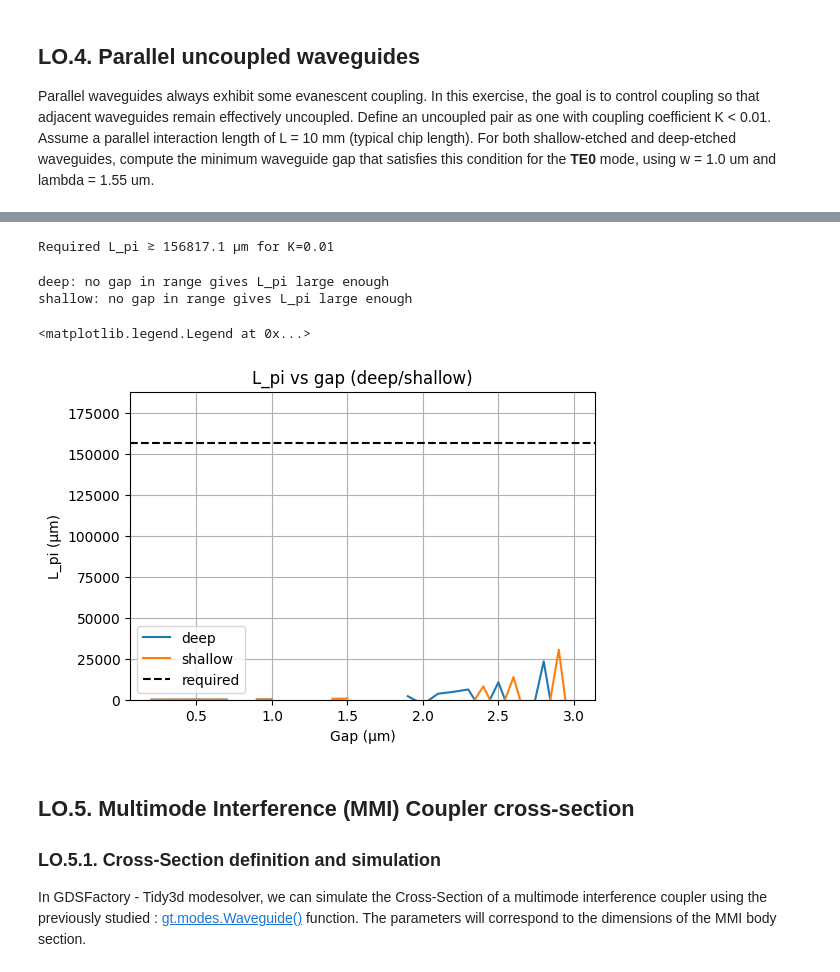
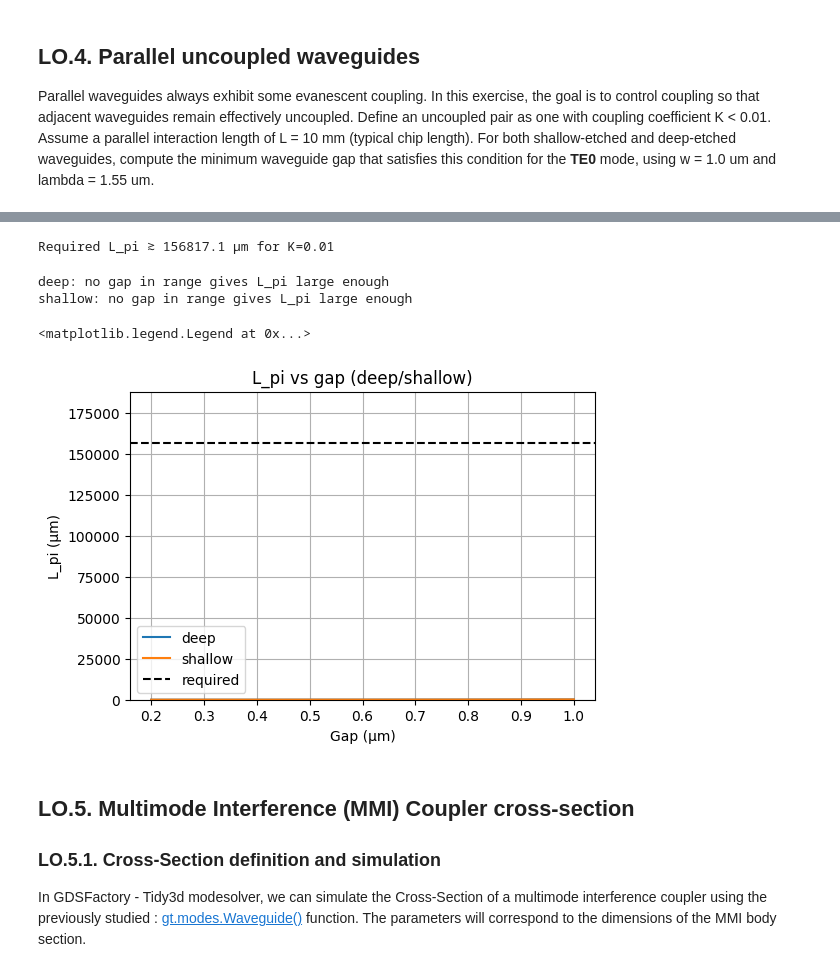
Before and after one commit to Valmaseda10/cifoin-lab2, a Jupyter notebook: COUPLERS_Student.ipynb, the cells around one changed output, grey strips where cells are left out. Drawn from its saved outputs; the diff is of its cells as text; code cells hidden in the pictures.

```diff
--- a/COUPLERS_Student.ipynb
+++ b/COUPLERS_Student.ipynb
@@ -206,8 +206,8 @@ Here, you will use some functions provided by us (check **0. Imports** for more
 # %%
 # Simulation flow for Directional Couplers
 # Define your geometrical parameters here
-wg_gap = 0.6 # Student. Gap between waveguides
-wg_width = 1.2 # Student. Core waveguides width
+wg_gap = 0.8 # Student. Gap between waveguides
+wg_width = 1 # Student. Core waveguides width
 
 d = wg_width + wg_gap
 wg_N = 2
@@ -311,6 +310,7 @@ print(f"Required L_pi > {Lpi_req:.1f} µm for K<{K_target}")
 
 # helper that computes L_pi; returns nan if modesolver fails
 
+
 def compute_Lpi(gap, slab):
     try:
         cs = gt.modes.WaveguideCoupler(
@@ -327,8 +327,13 @@ def compute_Lpi(gap, slab):
             max_grid_scaling=1.5,
             grid_resolution=20
         )
-        neff = cs.n_eff
-        return 0.5 * lambda_c / (neff[0].real - neff[1].real)
+        neff = cs.n_eff.real
+        diff = abs(neff[0] - neff[1])
+        if diff > 0.01:
+
+            diff = abs(neff[0] - neff[2])
+
+        return 0.5 * lambda_c / diff
     except Exception:
         return np.nan
 
@@ -423,7 +428,7 @@ def compute_Lpi(gap, slab):
         return np.nan
 
 # sweep for deep (slab=0) and shallow (slab=0.2 µm)
-gaps = np.arange(0.2, 3.01, 0.1)
+gaps = np.arange(0.2, 1.01, 0.2)
 results = {}
 for label, slab_um in [('deep', 0), ('shallow', 0.2)]:
     Lpi_list = []
@@ -434,34 +439,34 @@ for label, slab_um in [('deep', 0), ('shallow', 0.2)]:
 # find minimum gap satisfying condition
 for label in results:
     vals = results[label]
     valid = ~np.isnan(vals)
     if not valid.any():
         print(f"{label}: no valid L_pi computed")
         continue
     idx = np.argmax(vals >= Lpi_req)
     if idx == 0 and vals[idx] < Lpi_req:
         print(f"{label}: no gap in range gives L_pi large enough")
     else:
         gap_needed = gaps[idx]
         print(f"{label} waveguide: min gap ≃ {gap_needed:.2f} µm (L_pi={vals[idx]:.1f})")
 
 # plot results
 plt.figure(figsize=(6,4))
 for label in results:
     plt.plot(gaps, results[label], label=label)
 plt.axhline(Lpi_req, color='k', ls='--', label='required')
 plt.xlabel('Gap (µm)')
 plt.ylabel('L_pi (µm)')
 plt.title('L_pi vs gap (deep/shallow)')
 plt.ylim(0, min(Lpi_req*1.2, 1e6))
 plt.grid(True)
 plt.legend()
 # %% [output]
 Required L_pi ≳ 156817.1 µm for K=0.01
 deep: no gap in range gives L_pi large enough
 shallow: no gap in range gives L_pi large enough
 <matplotlib.legend.Legend at 0x...>
-[figure, old version]
+[figure, new version]
 # %% [markdown]
 ## LO.5. Multimode Interference (MMI) Coupler cross-section
 
```
Also changed, not shown: parts of 9 cells of this notebook, 13 other files.
